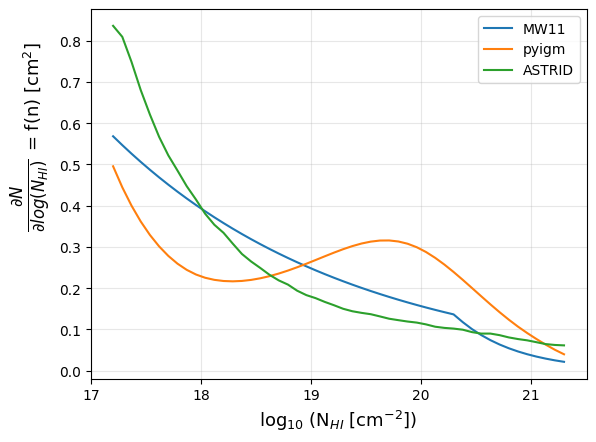
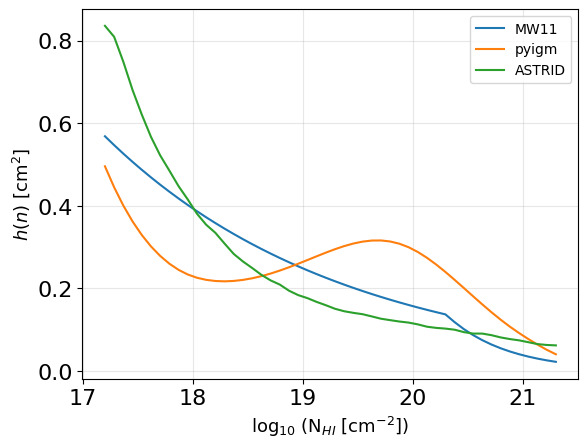
The notebook cell's code change between the first figure and the second:
--- before
+++ after
@@ -3,6 +3,5 @@
 plt.plot(NHirange, fn_astrid, label='ASTRID')
 plt.xlabel(r'log$_{10}$ (N$_{HI}$ [cm$^{-2}])$', fontsize=13)
-plt.ylabel(r'$\frac{\partial N}{\partial log(N_{HI})}$', fontsize=17)
-plt.text(-0.14, 0.63, r'= f(n) [cm$^2$]', transform=plt.gca().transAxes, fontsize=13, rotation=90)
+plt.ylabel(r'$h(n)$ [cm$^2$]', fontsize=13)
 plt.grid(alpha=0.3)
 plt.legend();

Commit: Corrected values of rho_hcd